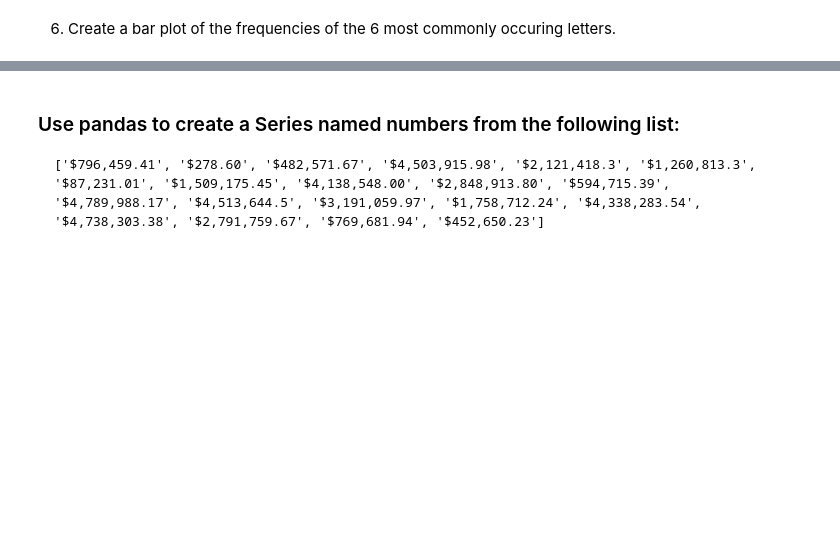
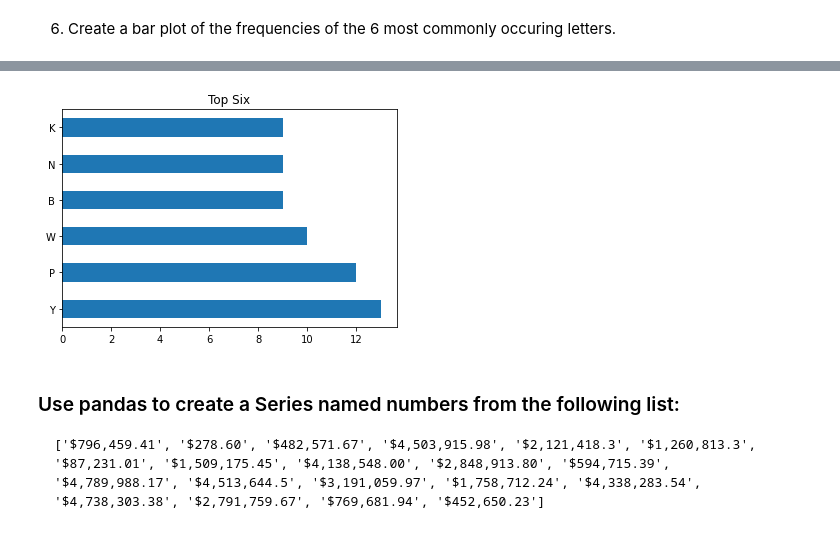
Before and after one commit to QMCBT-JustinEvans/numpy-pandas-visualization-exercises, a Jupyter notebook: pandas_series.ipynb, the cells around one changed output, grey strips where cells are left out. Drawn from its saved outputs; the diff is of its cells as text; code cells hidden in the pictures; blank space fills up the shorter version.

```diff
--- a/pandas_series.ipynb
+++ b/pandas_series.ipynb
@@ -568,2 +633,5 @@ list[True]
 # %% [markdown]
 5. Create a Series that has all of the same letters but uppercased.
+# %%
+uppercased_letters = pd.Series(list(letters.str.upper()))
+uppercased_letters
@@ -572,3 +667,9 @@ list[True]
+# %%
+uppercased_letters.value_counts().head(6).plot(kind='barh')
+plt.title('Top Six')
+plt.show()
+# %% [output]
+[figure, added]
 # %% [markdown]
 ### Use pandas to create a Series named numbers from the following list:
 
```
Also changed, not shown: parts of 27 cells of this notebook.
